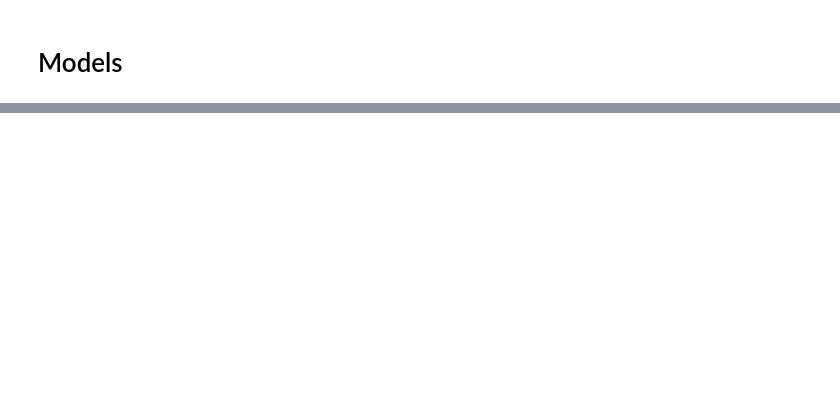
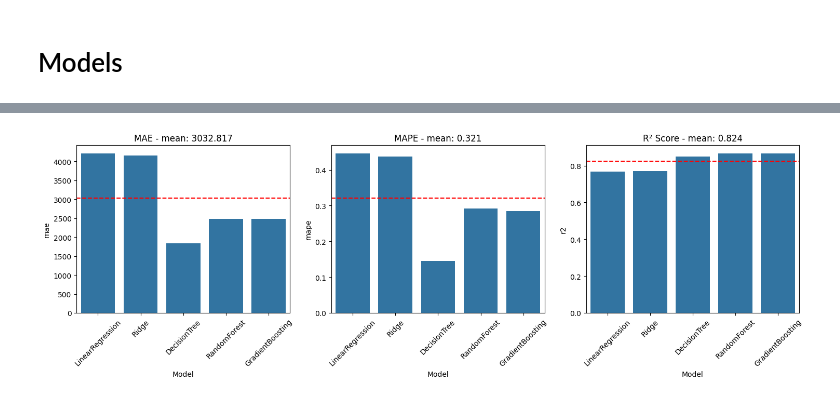
Before and after one commit to Mikkelml/random_projekter, a Jupyter notebook: insurance.ipynb, the cells around one changed output, grey strips where cells are left out. Cells and saved outputs as stored; diff of their text form; code cells hidden in the pictures; blank space fills up the shorter version.

```diff
--- a/insurance.ipynb
+++ b/insurance.ipynb
@@ -175,7 +244,7 @@ class Models:
             'GradientBoosting': GradientBoostingRegressor(random_state=42)
         }
 
-        # Corresponding parameter grids
+        # parameter grids
         self.param_grids = {
             'DecisionTree': {
                 'max_depth': [None, 5, 10, 20],
@@ -232,7 +301,7 @@ class Models:
             y_pred_scaled = model.predict(self.X_test).reshape(-1, 1)
             print(y_pred_scaled)
             y_pred = self.target_scaler.inverse_transform(y_pred_scaled)
-
+            print(y_pred)
             mae = mean_absolute_error(self.y_test, y_pred)
             mape = mean_absolute_percentage_error(self.y_test, y_pred)
             r2 = r2_score(self.y_test, y_pred)
@@ -250,6 +319,7 @@ class Models:
         print('Model evaluation result')
         for name, metric in self.results.items():
             print(f"Model: {name}, MAE: {metric['mae']:.3f}, MAPE: {metric['mape']:.3f}, R2 Score: {metric['r2']:.3f}")
+        return self.results
 
     def plot_predictions(self, model_name):
         if model_name not in self.trained_models:
@@ -271,3 +351,3 @@ model_manager.model_grid_search()
 # %%
 model_manager.train_all()
-model_manager.model_evaluation()
+results = model_manager.model_evaluation()
@@ -274 +372,3 @@ model_manager.model_evaluation()
+# %%
+df = pd.DataFrame(results).T.reset_index().rename(columns={'index': 'Model'})
 # %%
@@ -277,0 +383,27 @@ model_manager.plot_predictions('RandomForest')
+# %%
+fig, axes = plt.subplots(1, 3, figsize=(15, 5))
+
+mae_mean = df['mae'].mean()
+sns.barplot(data=df, x='Model', y='mae', ax=axes[0])
+axes[0].set_title(f'MAE - mean: {mae_mean:.3f}')
+axes[0].tick_params(axis='x', rotation=45)
+axes[0].axhline(mae_mean, color='red', linestyle='--')
+
+mape_mean = df['mape'].mean()
+sns.barplot(data=df, x='Model', y='mape', ax=axes[1])
+axes[1].set_title(f'MAPE - mean: {mape_mean:.3f}')
+axes[1].tick_params(axis='x', rotation=45)
+axes[1].axhline(mape_mean, color='red', linestyle='--')
+
+
+r2_mean = df['r2'].mean()
+sns.barplot(data=df, x='Model', y='r2', ax=axes[2])
+axes[2].set_title(f'R² Score - mean: {r2_mean:.3f}')
+axes[2].tick_params(axis='x', rotation=45)
+axes[2].axhline(r2_mean, color='red', linestyle='--')
+
+
+plt.tight_layout()
+plt.show()
+# %% [output]
+[figure, added]
```
Also changed, not shown: parts of 11 cells of this notebook.
